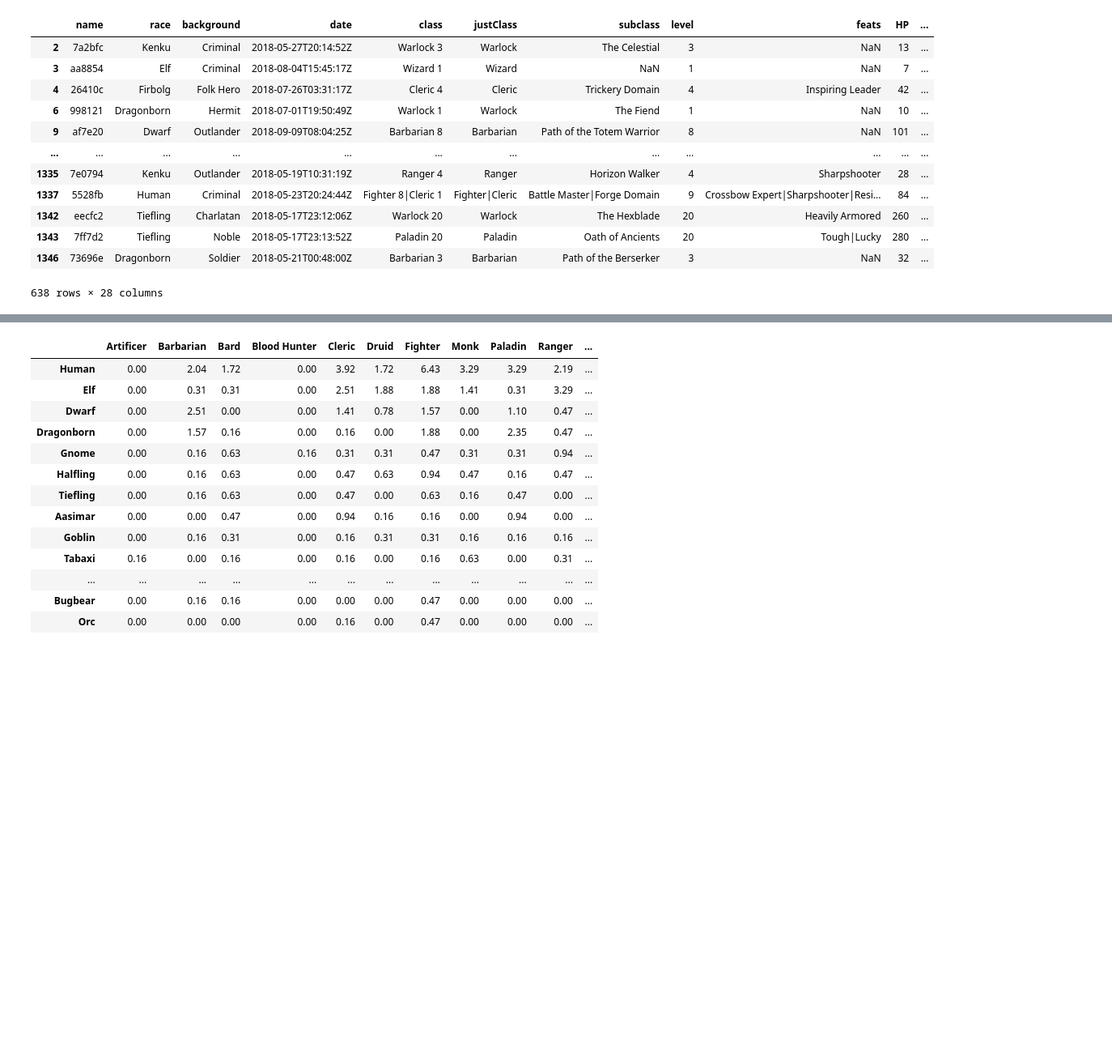
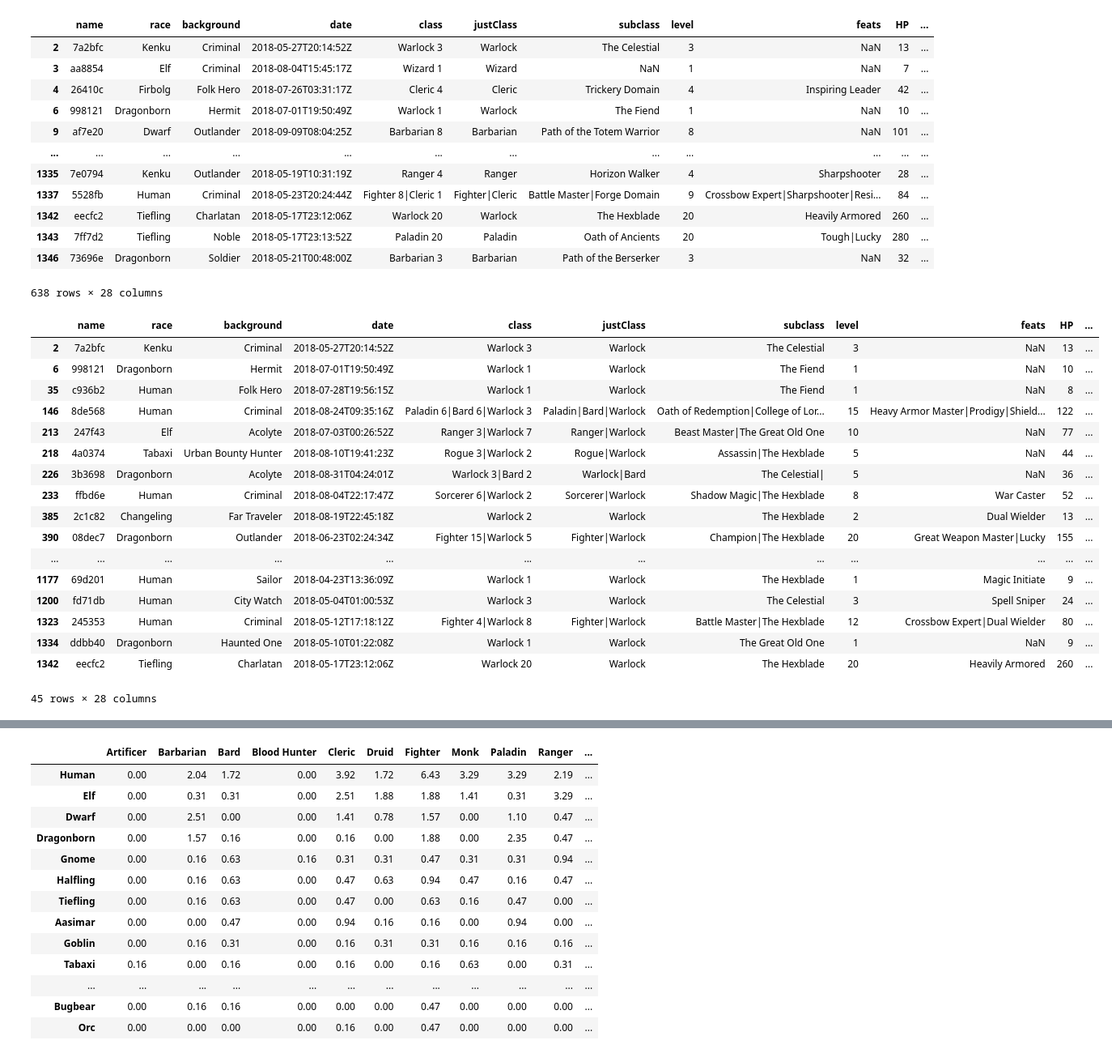
Before and after one commit to Micniks/Python-Exam, a Jupyter notebook: Main.ipynb, the cells around one changed output, grey strips where cells are left out. Shown at 81% size. Cells and saved outputs as stored; diff of their text form; code cells hidden in the pictures; blank space fills up the shorter version.

```diff
--- a/Main.ipynb
+++ b/Main.ipynb
@@ -4,33 +4,55 @@ import pandas as pd
 
 default_file_in_local = 'Datasets/CharacterDataset.tsv'
 unmodifed_file_in_local = 'Datasets/Unmodified_Dataset.tsv'
 
 # Read in the dataset
 dataset_handler = dh.DND_Dataset_handler()
 #dataset_handler = dh.DND_Dataset_handler(default_file_in_local, None)
 
 #help(dataset_handler)
 
 dataset = dataset_handler.dataset
 display(dataset)
 
+    #Get a subset of the dataset, with search parameters on a given column
+specific_dataset = dataset_handler.getSpecificCharacters('justClass', 'Warlock')
+display(specific_dataset)
+
     # Save datasets for later use, if internet is down
 # dataset_handler.saveToFile()
 # dh.DND_Dataset_handler(None, False).saveToFile('Unmodified_Dataset')
 # %% [output]
 |  | name | race | background | date | class | justClass | subclass | level | feats | HP | ... |
 | 2 | 7a2bfc | Kenku | Criminal | 2018-05-27T20:14:52Z | Warlock 3 | Warlock | The Celestial | 3 | NaN | 13 | ... |
 | 3 | aa8854 | Elf | Criminal | 2018-08-04T15:45:17Z | Wizard 1 | Wizard | NaN | 1 | NaN | 7 | ... |
 | 4 | 26410c | Firbolg | Folk Hero | 2018-07-26T03:31:17Z | Cleric 4 | Cleric | Trickery Domain | 4 | Inspiring Leader | 42 | ... |
 | 6 | 998121 | Dragonborn | Hermit | 2018-07-01T19:50:49Z | Warlock 1 | Warlock | The Fiend | 1 | NaN | 10 | ... |
 | 9 | af7e20 | Dwarf | Outlander | 2018-09-09T08:04:25Z | Barbarian 8 | Barbarian | Path of the Totem Warrior | 8 | NaN | 101 | ... |
 | ... | ... | ... | ... | ... | ... | ... | ... | ... | ... | ... | ... |
 | 1335 | 7e0794 | Kenku | Outlander | 2018-05-19T10:31:19Z | Ranger 4 | Ranger | Horizon Walker | 4 | Sharpshooter | 28 | ... |
 | 1337 | 5528fb | Human | Criminal | 2018-05-23T20:24:44Z | Fighter 8|Cleric 1 | Fighter|Cleric | Battle Master|Forge Domain | 9 | Crossbow Expert|Sharpshooter|Resi... | 84 | ... |
 | 1342 | eecfc2 | Tiefling | Charlatan | 2018-05-17T23:12:06Z | Warlock 20 | Warlock | The Hexblade | 20 | Heavily Armored | 260 | ... |
 | 1343 | 7ff7d2 | Tiefling | Noble | 2018-05-17T23:13:52Z | Paladin 20 | Paladin | Oath of Ancients | 20 | Tough|Lucky | 280 | ... |
 | 1346 | 73696e | Dragonborn | Soldier | 2018-05-21T00:48:00Z | Barbarian 3 | Barbarian | Path of the Berserker | 3 | NaN | 32 | ... |
 638 rows × 28 columns
+|  | name | race | background | date | class | justClass | subclass | level | feats | HP | ... |
+| 2 | 7a2bfc | Kenku | Criminal | 2018-05-27T20:14:52Z | Warlock 3 | Warlock | The Celestial | 3 | NaN | 13 | ... |
+| 6 | 998121 | Dragonborn | Hermit | 2018-07-01T19:50:49Z | Warlock 1 | Warlock | The Fiend | 1 | NaN | 10 | ... |
+| 35 | c936b2 | Human | Folk Hero | 2018-07-28T19:56:15Z | Warlock 1 | Warlock | The Fiend | 1 | NaN | 8 | ... |
+| 146 | 8de568 | Human | Criminal | 2018-08-24T09:35:16Z | Paladin 6|Bard 6|Warlock 3 | Paladin|Bard|Warlock | Oath of Redemption|College of Lor... | 15 | Heavy Armor Master|Prodigy|Shield... | 122 | ... |
+| 213 | 247f43 | Elf | Acolyte | 2018-07-03T00:26:52Z | Ranger 3|Warlock 7 | Ranger|Warlock | Beast Master|The Great Old One | 10 | NaN | 77 | ... |
+| 218 | 4a0374 | Tabaxi | Urban Bounty Hunter | 2018-08-10T19:41:23Z | Rogue 3|Warlock 2 | Rogue|Warlock | Assassin|The Hexblade | 5 | NaN | 44 | ... |
+| 226 | 3b3698 | Dragonborn | Acolyte | 2018-08-31T04:24:01Z | Warlock 3|Bard 2 | Warlock|Bard | The Celestial| | 5 | NaN | 36 | ... |
+| 233 | ffbd6e | Human | Criminal | 2018-08-04T22:17:47Z | Sorcerer 6|Warlock 2 | Sorcerer|Warlock | Shadow Magic|The Hexblade | 8 | War Caster | 52 | ... |
+| 385 | 2c1c82 | Changeling | Far Traveler | 2018-08-19T22:45:18Z | Warlock 2 | Warlock | The Hexblade | 2 | Dual Wielder | 13 | ... |
+| 390 | 08dec7 | Dragonborn | Outlander | 2018-06-23T02:24:34Z | Fighter 15|Warlock 5 | Fighter|Warlock | Champion|The Hexblade | 20 | Great Weapon Master|Lucky | 155 | ... |
+| ... | ... | ... | ... | ... | ... | ... | ... | ... | ... | ... | ... |
+| 1177 | 69d201 | Human | Sailor | 2018-04-23T13:36:09Z | Warlock 1 | Warlock | The Hexblade | 1 | Magic Initiate | 9 | ... |
+| 1200 | fd71db | Human | City Watch | 2018-05-04T01:00:53Z | Warlock 3 | Warlock | The Celestial | 3 | Spell Sniper | 24 | ... |
+| 1323 | 245353 | Human | Criminal | 2018-05-12T17:18:12Z | Fighter 4|Warlock 8 | Fighter|Warlock | Battle Master|The Hexblade | 12 | Crossbow Expert|Dual Wielder | 80 | ... |
+| 1334 | ddbb40 | Dragonborn | Haunted One | 2018-05-10T01:22:08Z | Warlock 1 | Warlock | The Great Old One | 1 | NaN | 9 | ... |
+| 1342 | eecfc2 | Tiefling | Charlatan | 2018-05-17T23:12:06Z | Warlock 20 | Warlock | The Hexblade | 20 | Heavily Armored | 260 | ... |
+45 rows × 28 columns
 # %%
 import AbilityScoreAndClassMashineLearning as ascml
 
```
Also changed, not shown: parts of 2 cells of this notebook, 6 other files.
